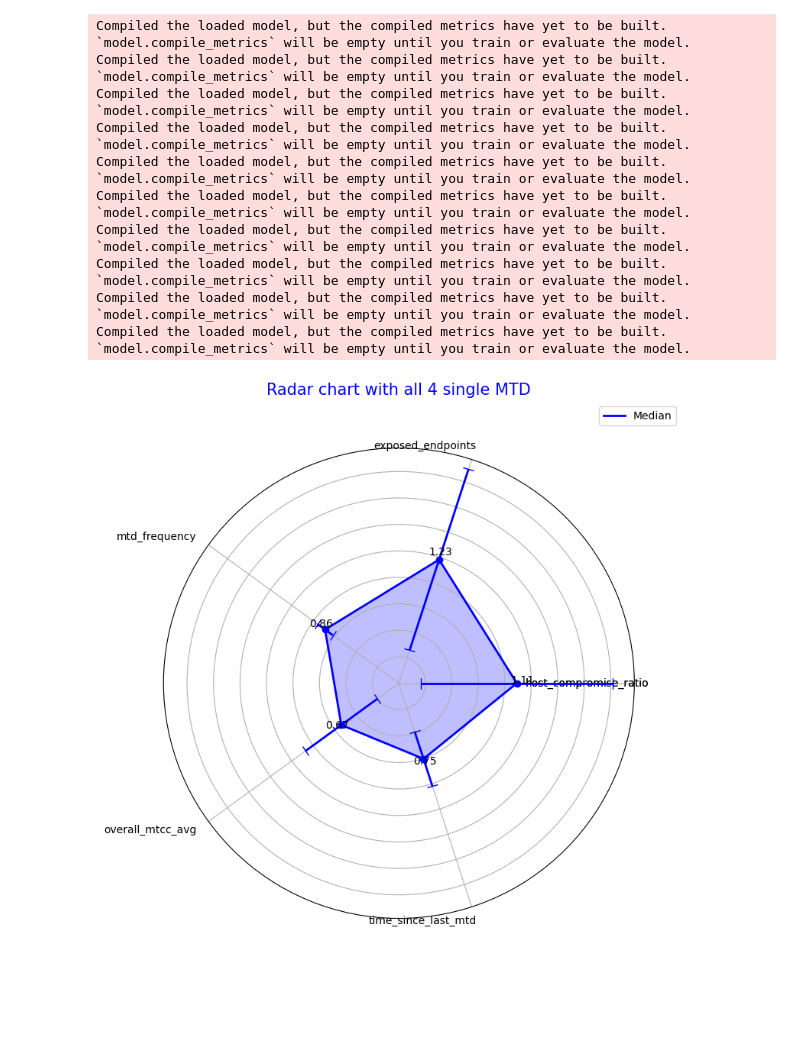
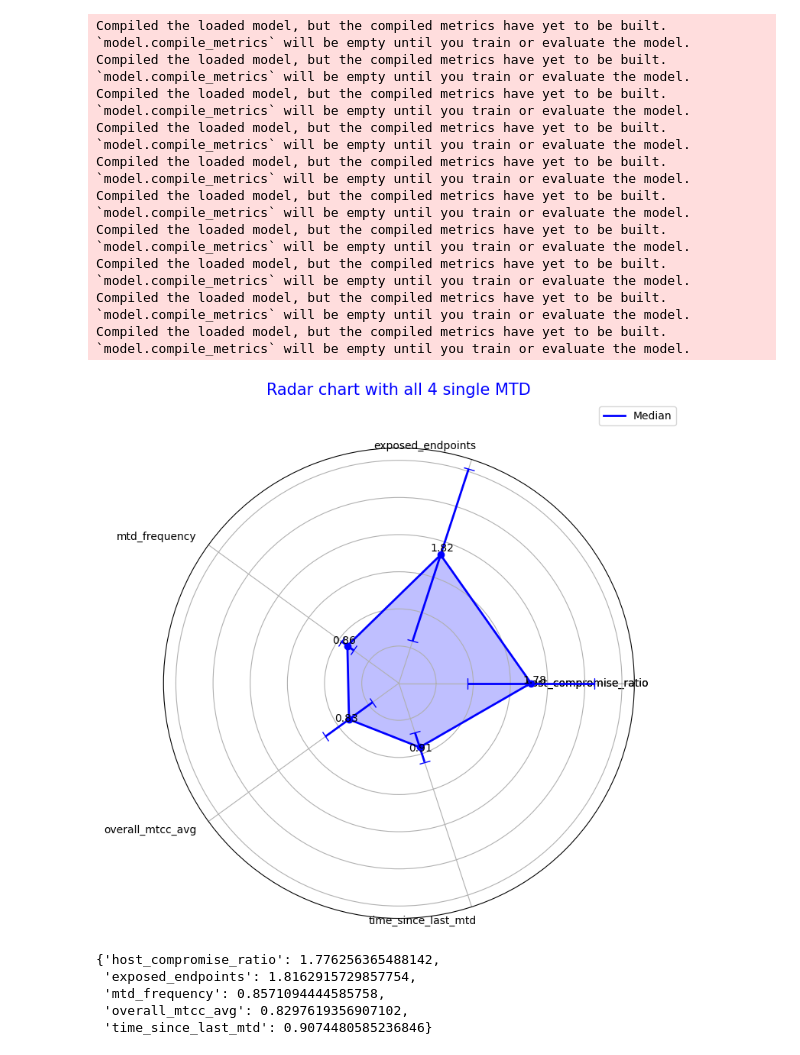
Before and after one commit to MoeBuTa/MTDSim, a Jupyter notebook: experiments/radar_charts.ipynb, the cells around one changed output. Drawn from its saved outputs; the diff is of its cells as text; code cells hidden in the pictures; blank space fills up the shorter version.

Commit message:
radar plot

```diff
--- a/experiments/radar_charts.ipynb
+++ b/experiments/radar_charts.ipynb
@@ -42,20 +42,6 @@ total_nodes = 300
 new_network = True
 features = ["host_compromise_ratio", "exposed_endpoints", "attack_path_exposure",  "overall_asr_avg", "roa", "shortest_path_variability", "risk"]
 model = "main_network_final_host_compromise_ratio#exposed_endpoints#attack_path_exposure#overall_asr_avg#roa#shortest_path_variability#risk"
-# %%
-normalization_values = {
-    'host_compromise_ratio': 3,
-    'exposed_endpoints': 5.0,
-    'attack_path_exposure_score': 0.5,
-    'overall_asr_ratio': 0.5,
-    'roa': 20.0,
-    'shortest_path_vulnerability': 0.1,
-    'risk': 5.0,
-    'mtd_frequency': 0.015,
-    'overall_mtcc_avg': 2000.0,
-    'time_since_last_mtd': 100.0
-}
-scheme = 'mtd_ai'
 # %%
 import numpy as np
 import pandas as pd
@@ -147,6 +134,6 @@ def radar_plot(normalization_values, scheme, normalize=True, trial = 10):
     return {labels[i]: metrics_values[i] for i in range(len(labels))}
 # %%
-normalization_values = radar_plot(normalization_values, scheme, normalize=False)
+normalization_values = radar_plot(scheme)
 # %% [output]
 Compiled the loaded model, but the compiled metrics have yet to be built. `model.compile_metrics` will be empty until you train or evaluate the model.
 Compiled the loaded model, but the compiled metrics have yet to be built. `model.compile_metrics` will be empty until you train or evaluate the model.
@@ -165,14 +156,22 @@ normalization_values
 # %%
-result = radar_plot(normalization_values, scheme='mtd_ai')
+result = radar_plot(scheme='mtd_ai', normalization_values = normalization_values)
 # %% [output]
 Compiled the loaded model, but the compiled metrics have yet to be built. `model.compile_metrics` will be empty until you train or evaluate the model.
 Compiled the loaded model, but the compiled metrics have yet to be built. `model.compile_metrics` will be empty until you train or evaluate the model.
 Compiled the loaded model, but the compiled metrics have yet to be built. `model.compile_metrics` will be empty until you train or evaluate the model.
 Compiled the loaded model, but the compiled metrics have yet to be built. `model.compile_metrics` will be empty until you train or evaluate the model.
 Compiled the loaded model, but the compiled metrics have yet to be built. `model.compile_metrics` will be empty until you train or evaluate the model.
 Compiled the loaded model, but the compiled metrics have yet to be built. `model.compile_metrics` will be empty until you train or evaluate the model.
 Compiled the loaded model, but the compiled metrics have yet to be built. `model.compile_metrics` will be empty until you train or evaluate the model.
 Compiled the loaded model, but the compiled metrics have yet to be built. `model.compile_metrics` will be empty until you train or evaluate the model.
 Compiled the loaded model, but the compiled metrics have yet to be built. `model.compile_metrics` will be empty until you train or evaluate the model.
 Compiled the loaded model, but the compiled metrics have yet to be built. `model.compile_metrics` will be empty until you train or evaluate the model.
-[figure, old version]
+[figure, new version]
+# %%
+result
+# %% [output]
+{'host_compromise_ratio': 1.776256365488142,
+ 'exposed_endpoints': 1.8162915729857754,
+ 'mtd_frequency': 0.8571094444585758,
+ 'overall_mtcc_avg': 0.8297619356907102,
+ 'time_since_last_mtd': 0.9074480585236846}
```
Also changed, not shown: parts of 3 cells of this notebook, 10 other files.
